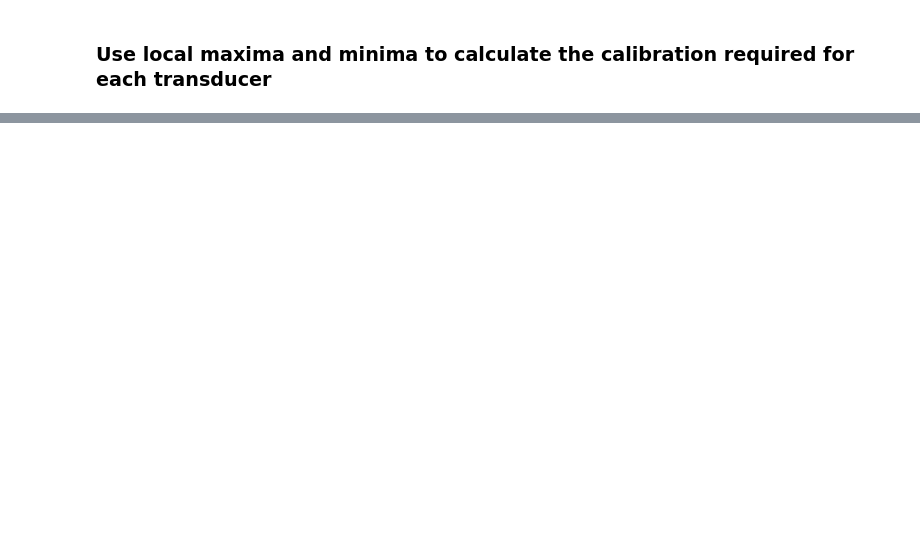
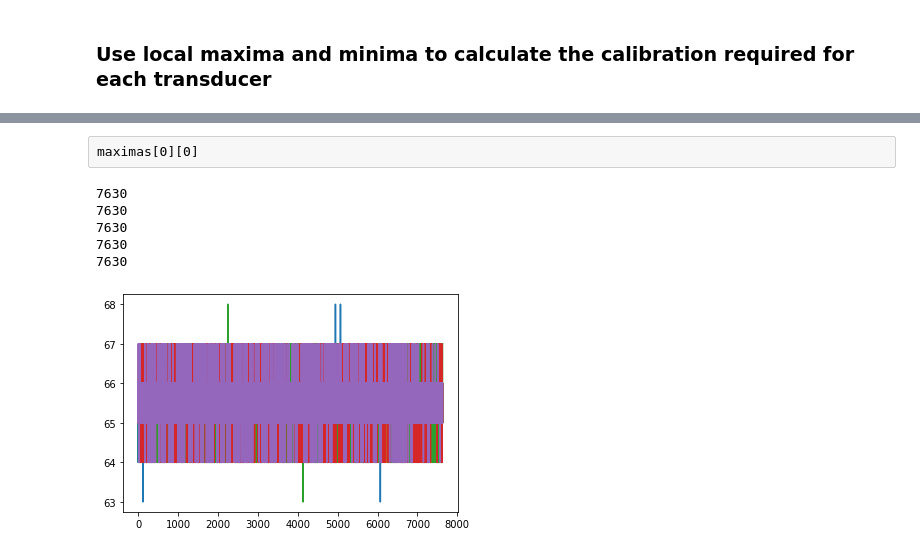
Before and after one commit to butterlyn/07_PYTHON_FILES_BUTTERLY, a Jupyter notebook: spaghetti_code_sandbox_calibrating_transducers.ipynb, the cells around one changed output, grey strips where cells are left out. Saved outputs shown, nothing was run; the diff lists cells and outputs as text; code cells hidden in the pictures; blank space fills up the shorter version.

```diff
--- a/spaghetti_code_sandbox.ipynb
+++ b/spaghetti_code_sandbox_calibrating_transducers.ipynb
@@ -186,0 +196,13 @@ np.average(np.diff(maximas[0][1]))
+# %% [raw]
+maximas[0][0]
+# %%
+for i in range(5):
+    pp.plot(np.diff(maximas[i][0]))
+    print(maximas[i][0].size)
+# %% [output]
+7630
+7630
+7630
+7630
+7630
+[figure, added]
```
Also changed, not shown: parts of 15 cells of this notebook.
